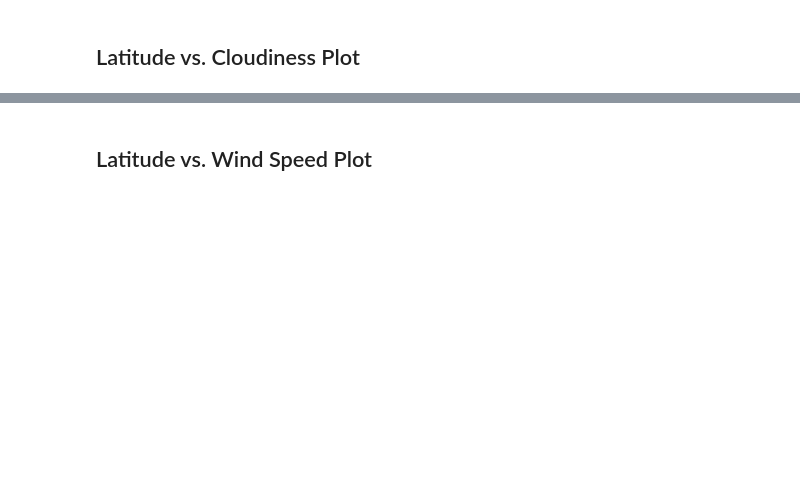
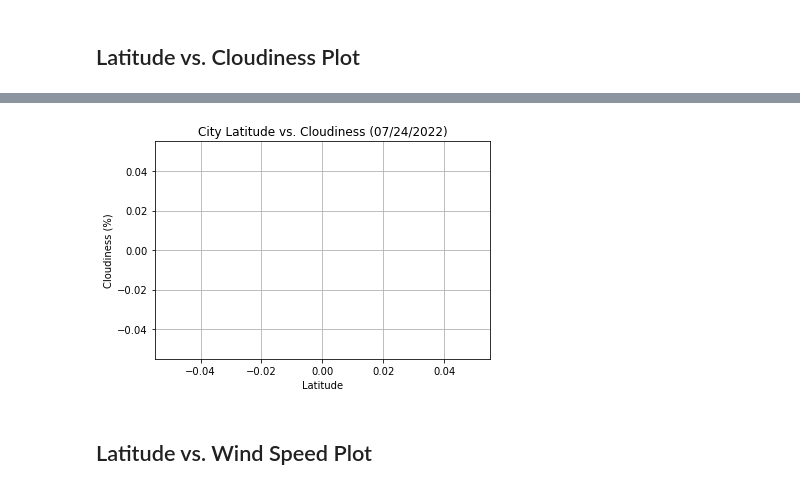
Before and after one commit to jdellinger80/Python-API-challenge2, a Jupyter notebook: WeatherPy.ipynb, the cells around one changed output, grey strips where cells are left out. Saved outputs shown, nothing was run; the diff lists cells and outputs as text; code cells hidden in the pictures; blank space fills up the shorter version.

```diff
--- a/WeatherPy.ipynb
+++ b/WeatherPy.ipynb
@@ -265,2 +270,15 @@ plt.show()
+# %%
+# City Latitude vs Cloudiness (07/24/2022)
+plt.scatter(clean_city_data['Lat'], clean_city_data['Cloudiness'], marker="o", edgecolors='black')
+plt.title("City Latitude vs. Cloudiness (07/24/2022)")
+plt.xlabel("Latitude")
+plt.ylabel("Cloudiness (%)")
+plt.grid(True)
+
+plt.savefig("Images/LatitudeVsClouds.png")
+
+plt.show()
+# %% [output]
+[figure, added]
 # %% [markdown]
 ## Latitude vs. Wind Speed Plot
```
Also changed, not shown: parts of 39 cells of this notebook, 21 other files.
